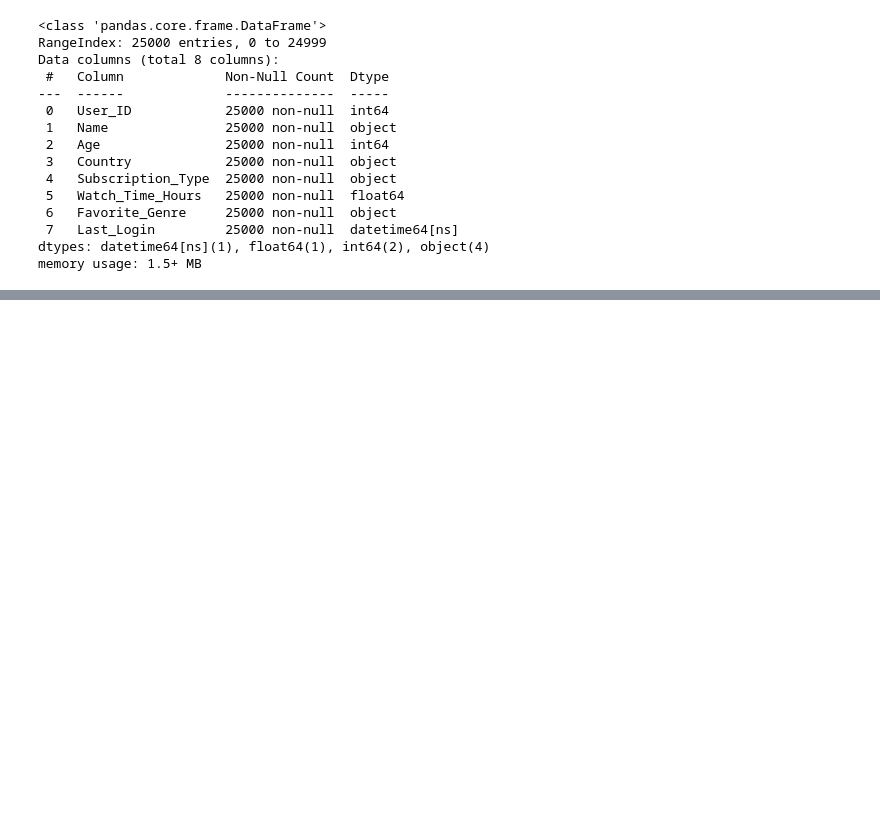
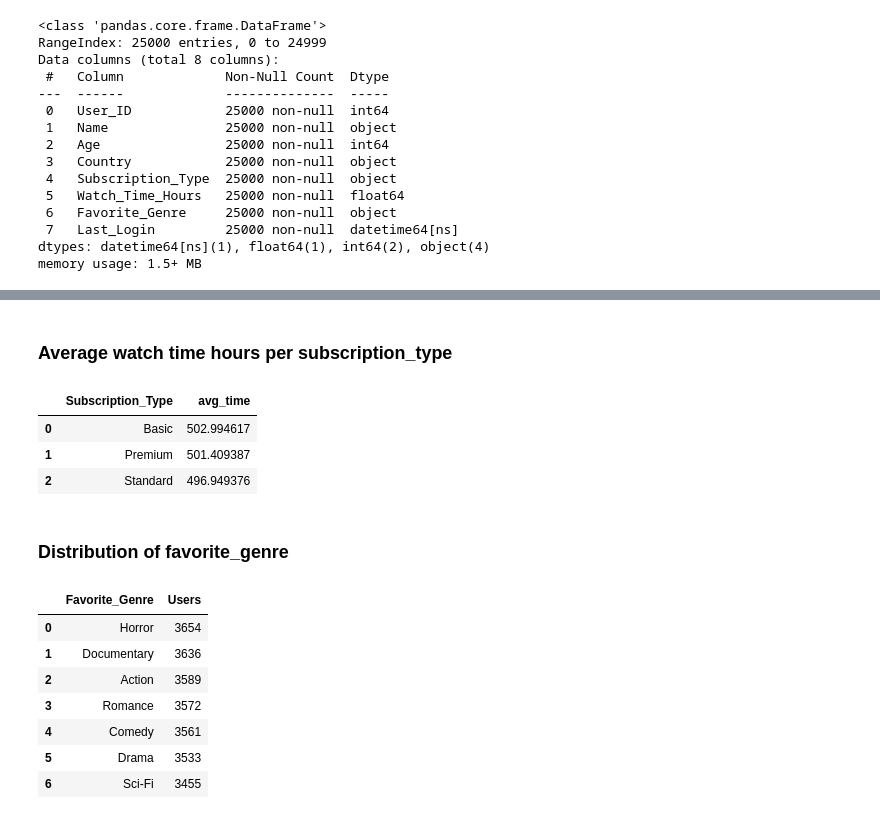
Before and after one commit to gauravvxv/Netflix-Users-Database, a Jupyter notebook: Notebook/users.ipynb, the cells around one changed output, grey strips where cells are left out. Saved outputs shown, nothing was run; the diff lists cells and outputs as text; code cells hidden in the pictures; blank space fills up the shorter version.

```diff
--- a/Notebook/users.ipynb
+++ b/Notebook/users.ipynb
@@ -135,0 +135,26 @@ dtype: int64
+# %% [markdown]
+### Average watch time hours per subscription_type
+# %%
+avg_time = df.groupby('Subscription_Type')['Watch_Time_Hours'].mean().reset_index()
+avg_time.columns = ['Subscription_Type','avg_time']
+avg_time
+# %% [output]
+|  | Subscription_Type | avg_time |
+| 0 | Basic | 502.994617 |
+| 1 | Premium | 501.409387 |
+| 2 | Standard | 496.949376 |
+# %% [markdown]
+### Distribution of favorite_genre
+# %%
+genre_count = df['Favorite_Genre'].value_counts().reset_index()
+genre_count.columns = ['Favorite_Genre','Users']
+genre_count
+# %% [output]
+|  | Favorite_Genre | Users |
+| 0 | Horror | 3654 |
+| 1 | Documentary | 3636 |
+| 2 | Action | 3589 |
+| 3 | Romance | 3572 |
+| 4 | Comedy | 3561 |
+| 5 | Drama | 3533 |
+| 6 | Sci-Fi | 3455 |
```
Also changed, not shown: parts of 10 cells of this notebook.
